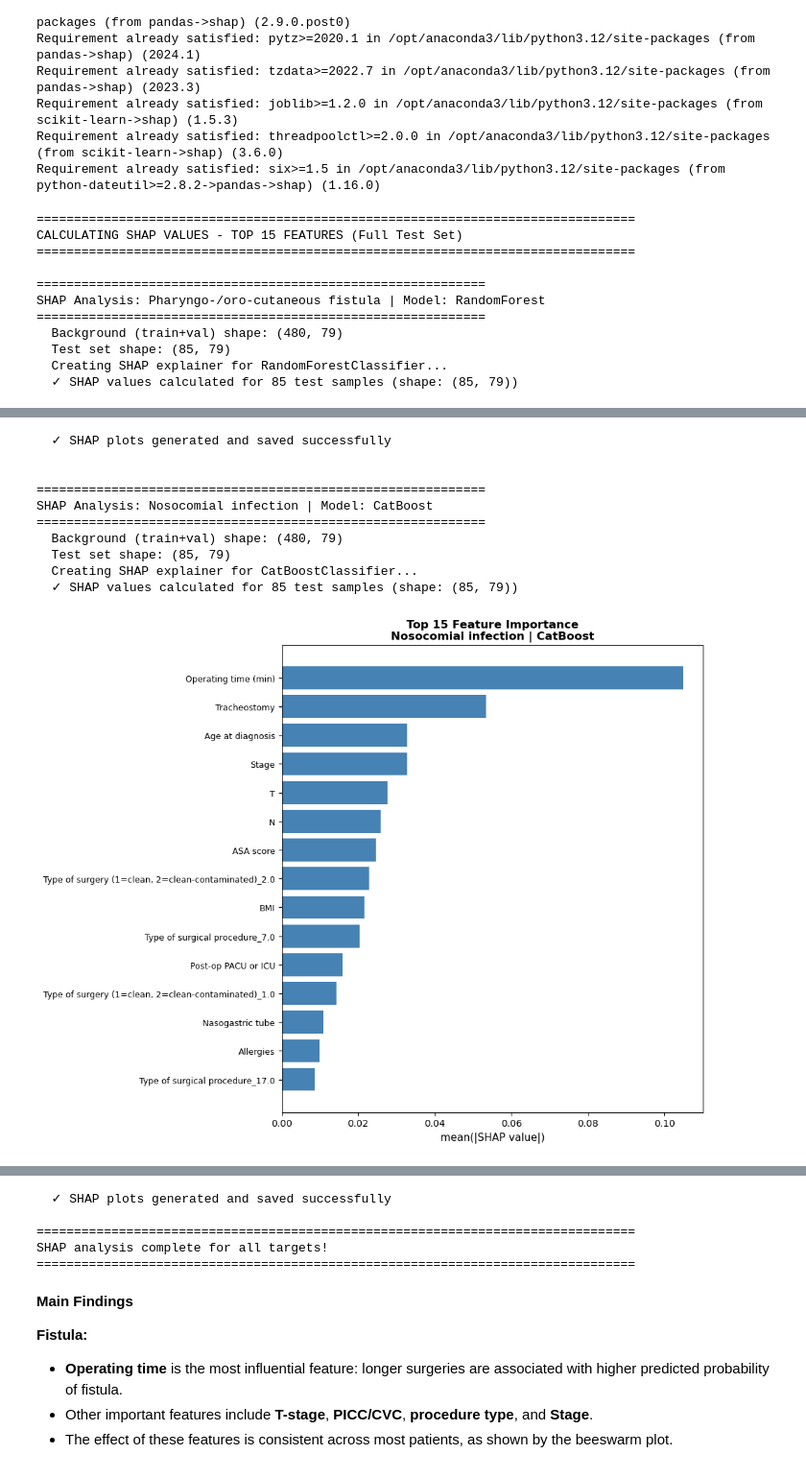
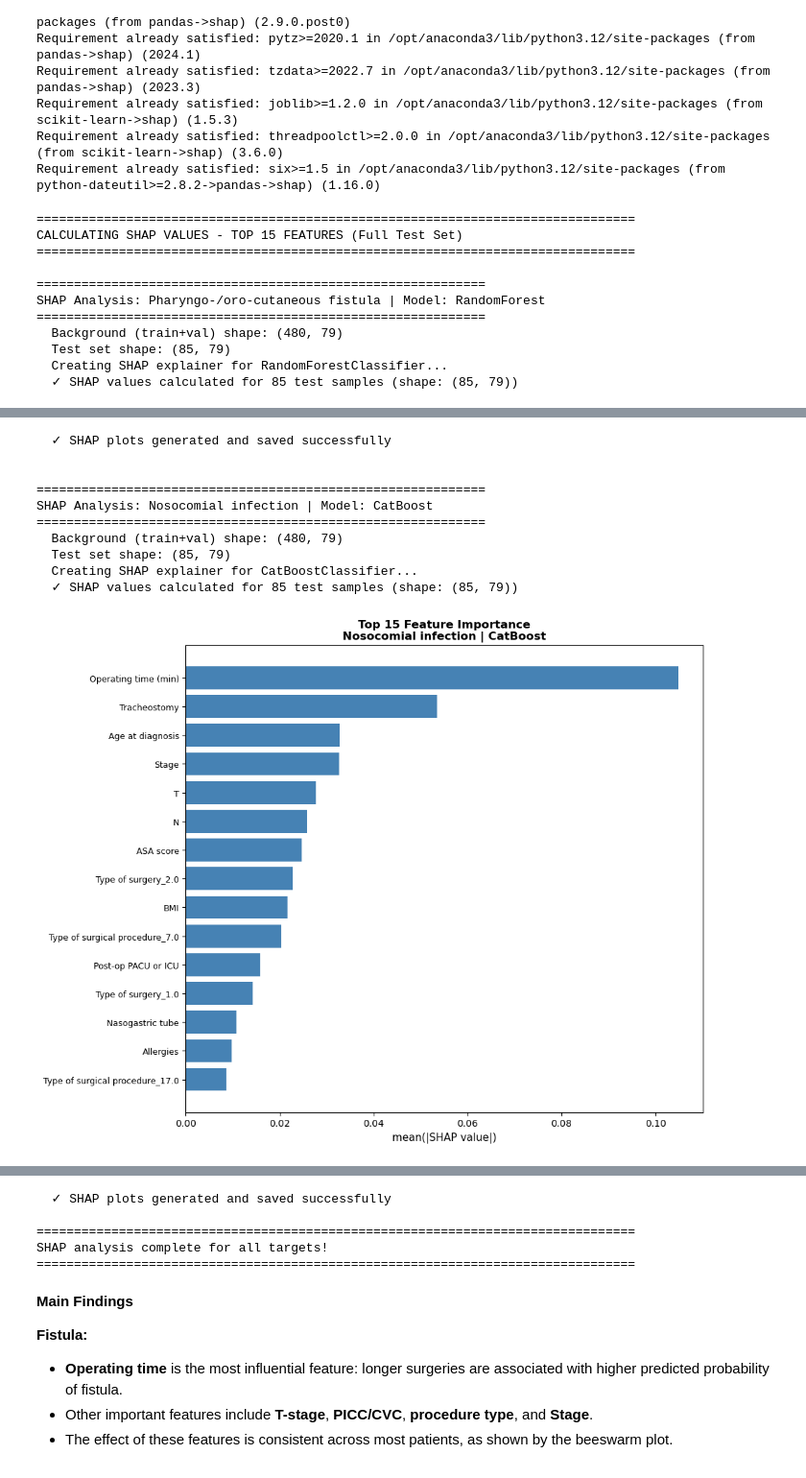
Before and after one commit to adsp-polito/2026-P6-ENT-icipate, a Jupyter notebook: adsp_notebook.ipynb, the cells around one changed output, grey strips where cells are left out. Shown at 96% size. Saved outputs shown, nothing was run; the diff lists cells and outputs as text; code cells hidden in the pictures.

```diff
--- a/adsp_notebook.ipynb
+++ b/adsp_notebook.ipynb
@@ -1181,13 +1296,20 @@ def _to_dense(X):
     return np.asarray(X)
 
 def _clean_feature_names(feature_names_raw):
-    """Remove num_ and cat_ prefixes from feature names"""
+    """Remove num_ and cat_ prefixes from feature names and shorten specific names, keeping OHE suffixes"""
     cleaned = []
     for name in feature_names_raw:
         if name.startswith("num__"):
-            cleaned.append(name[5:])
+            name = name[5:]
         elif name.startswith("cat__"):
-            cleaned.append(name[5:])
+            name = name[5:]
+        # Abbrevia solo la parte iniziale, mantiene il suffisso OHE
+        if name.startswith("Type of surgery (1=clean, 2=clean-contaminated)"):
+            suffix = name[len("Type of surgery (1=clean, 2=clean-contaminated)"):].lstrip("_")
+            if suffix:
+                cleaned.append(f"Type of surgery_{suffix}")
+            else:
+                cleaned.append("Type of surgery")
         else:
             cleaned.append(name)
     return cleaned
@@ -1332,12 +1454,12 @@ SHAP Analysis: Pharyngo-/oro-cutaneous fistula | Model: RandomForest
 [figure]
   ✓ SHAP plots generated and saved successfully
 
 
 ============================================================
 SHAP Analysis: Nosocomial infection | Model: CatBoost
 ============================================================
   Background (train+val) shape: (480, 79)
   Test set shape: (85, 79)
   Creating SHAP explainer for CatBoostClassifier...
   ✓ SHAP values calculated for 85 test samples (shape: (85, 79))
-[figure, old version]
+[figure, new version]
```
Also changed, not shown: parts of 8 cells of this notebook, 1 other file.
